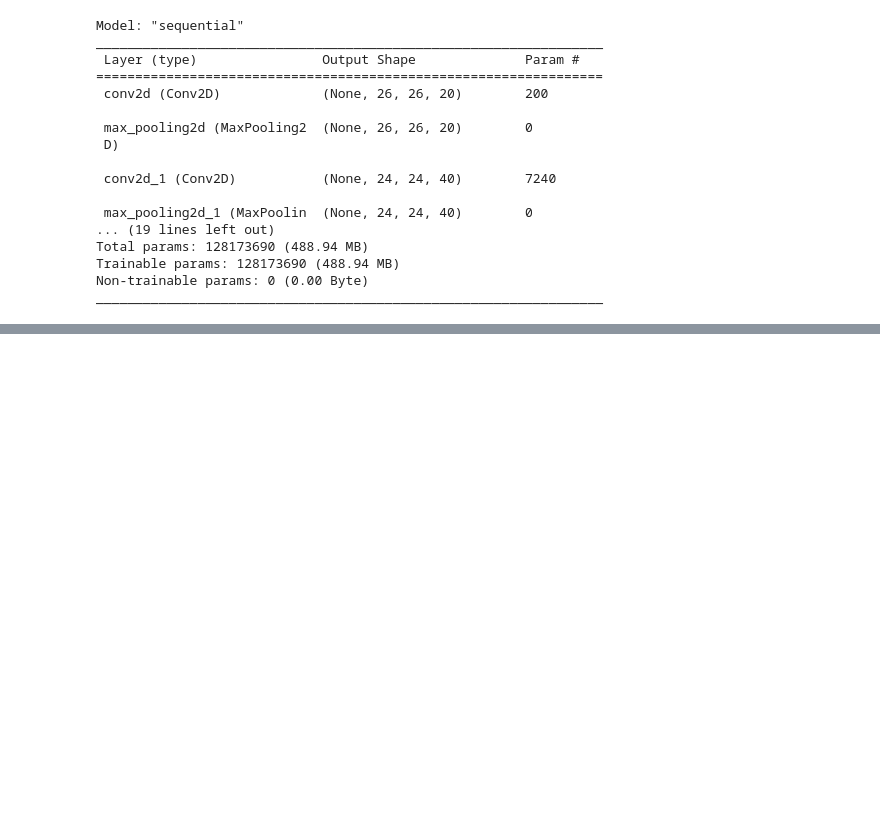
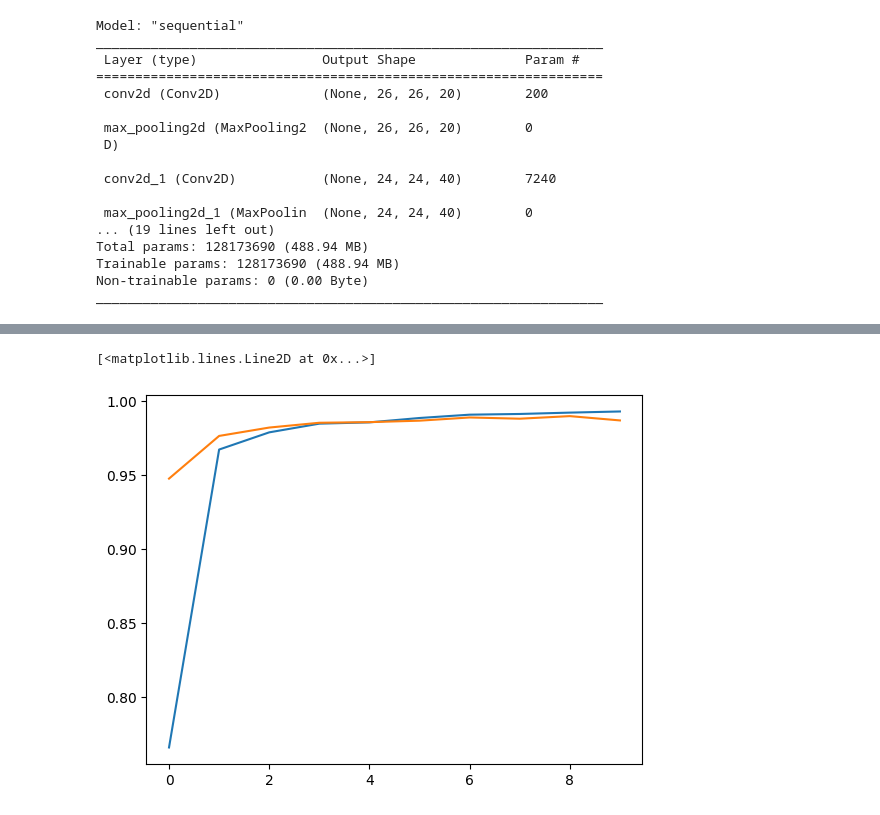
Before and after one commit to Abhijeet399/DS_Live_Oct_23, a Jupyter notebook: Lec32/CNN_TensorFlow_MNIST.ipynb, the cells around one changed output, grey strips where cells are left out. Cells and saved outputs as stored; diff of their text form; code cells hidden in the pictures; blank space fills up the shorter version.

```diff
--- a/Lec32/CNN_TensorFlow_MNIST.ipynb
+++ b/Lec32/CNN_TensorFlow_MNIST.ipynb
@@ -104,0 +129,6 @@ KeyboardInterrupt
+# %%
+plt.plot(hist.history['accuracy'])
+plt.plot(hist.history['val_accuracy'])
+# %% [output]
+[<matplotlib.lines.Line2D at 0x...>]
+[figure, added]
```
Also changed, not shown: parts of 8 cells of this notebook.
